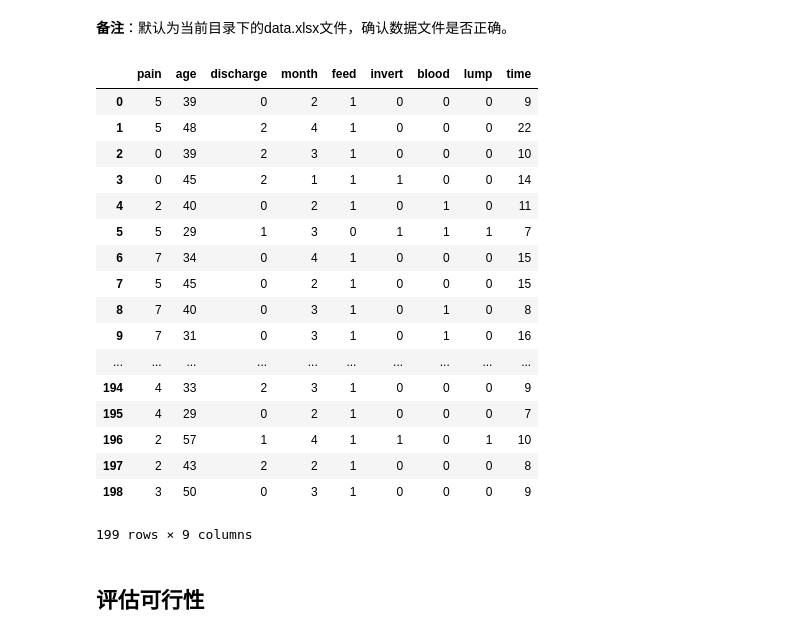
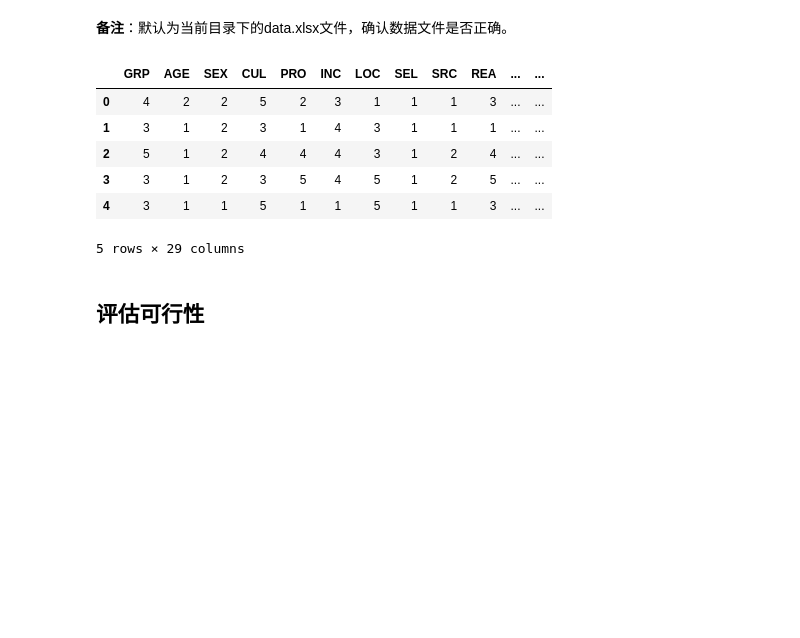
Before and after one commit to dearfad/mmhelper, a Jupyter notebook: mmhelper.ipynb, the cells around one changed output. Cells and saved outputs as stored; diff of their text form; code cells hidden in the pictures; blank space fills up the shorter version.

```diff
--- a/mmhelper.ipynb
+++ b/mmhelper.ipynb
@@ -19,27 +19,16 @@
 <b>备注</b>：默认为当前目录下的data.xlsx文件，确认数据文件是否正确。
 # %%
 import pandas as pd
-data = pd.read_excel('./pain.xlsx')
-data
+data = pd.read_excel('./yanglao.xls')
+data.head()
 # %% [output]
-|  | pain | age | discharge | month | feed | invert | blood | lump | time |
-| 0 | 5 | 39 | 0 | 2 | 1 | 0 | 0 | 0 | 9 |
-| 1 | 5 | 48 | 2 | 4 | 1 | 0 | 0 | 0 | 22 |
-| 2 | 0 | 39 | 2 | 3 | 1 | 0 | 0 | 0 | 10 |
-| 3 | 0 | 45 | 2 | 1 | 1 | 1 | 0 | 0 | 14 |
-| 4 | 2 | 40 | 0 | 2 | 1 | 0 | 1 | 0 | 11 |
-| 5 | 5 | 29 | 1 | 3 | 0 | 1 | 1 | 1 | 7 |
-| 6 | 7 | 34 | 0 | 4 | 1 | 0 | 0 | 0 | 15 |
-| 7 | 5 | 45 | 0 | 2 | 1 | 0 | 0 | 0 | 15 |
-| 8 | 7 | 40 | 0 | 3 | 1 | 0 | 1 | 0 | 8 |
-| 9 | 7 | 31 | 0 | 3 | 1 | 0 | 1 | 0 | 16 |
-| ... | ... | ... | ... | ... | ... | ... | ... | ... | ... |
-| 194 | 4 | 33 | 2 | 3 | 1 | 0 | 0 | 0 | 9 |
-| 195 | 4 | 29 | 0 | 2 | 1 | 0 | 0 | 0 | 7 |
-| 196 | 2 | 57 | 1 | 4 | 1 | 1 | 0 | 1 | 10 |
-| 197 | 2 | 43 | 2 | 2 | 1 | 0 | 0 | 0 | 8 |
-| 198 | 3 | 50 | 0 | 3 | 1 | 0 | 0 | 0 | 9 |
+|  | GRP | AGE | SEX | CUL | PRO | INC | LOC | SEL | SRC | REA | ... | ... |
+| 0 | 4 | 2 | 2 | 5 | 2 | 3 | 1 | 1 | 1 | 3 | ... | ... |
+| 1 | 3 | 1 | 2 | 3 | 1 | 4 | 3 | 1 | 1 | 1 | ... | ... |
+| 2 | 5 | 1 | 2 | 4 | 4 | 4 | 3 | 1 | 2 | 4 | ... | ... |
+| 3 | 3 | 1 | 2 | 3 | 5 | 4 | 5 | 1 | 2 | 5 | ... | ... |
+| 4 | 3 | 1 | 1 | 5 | 1 | 1 | 5 | 1 | 1 | 3 | ... | ... |
-199 rows × 9 columns
+5 rows × 29 columns
 # %% [markdown]
 ## 评估可行性
 # %% [markdown]
```
Also changed, not shown: parts of 7 cells of this notebook, 3 other files.
